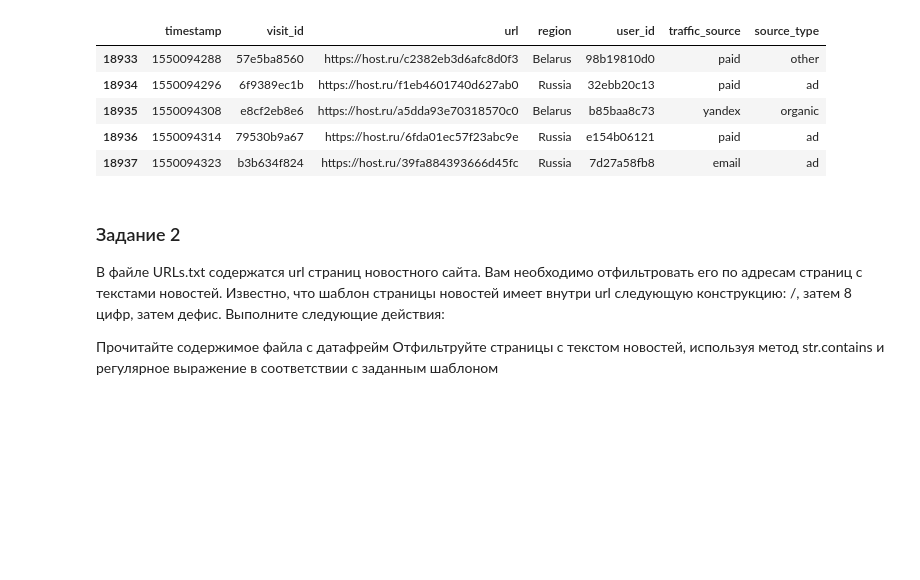
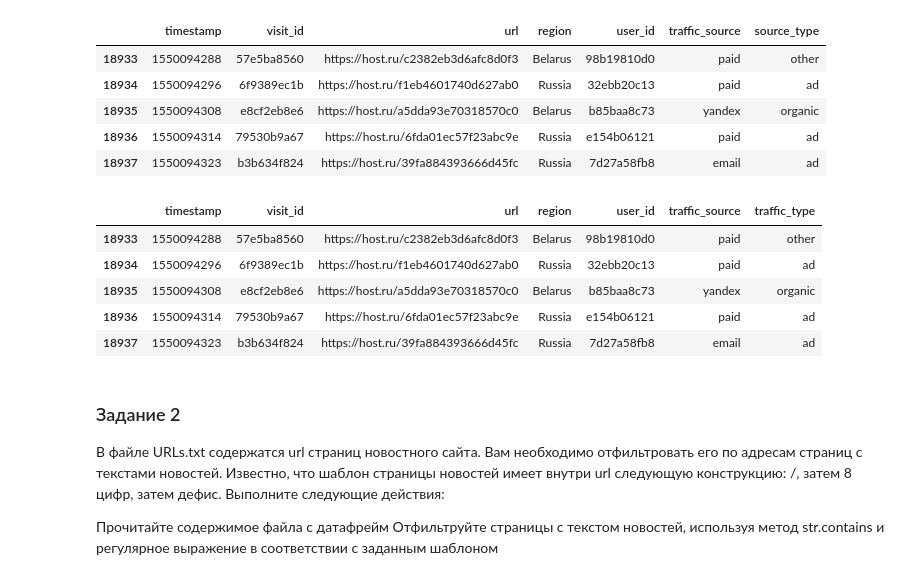
Before and after one commit to rinat/python-data-analysis, a Jupyter notebook: pandas-advanced/pandas-advanced-task.ipynb, the cells around one changed output. Drawn from its saved outputs; the diff is of its cells as text; code cells hidden in the pictures; blank space fills up the shorter version.

```diff
--- a/pandas-advanced/pandas-advanced-task.ipynb
+++ b/pandas-advanced/pandas-advanced-task.ipynb
@@ -50,6 +50,28 @@ log.tail()
 | 18935 | 1550094308 | e8cf2eb8e6 | https://host.ru/a5dda93e70318570c0 | Belarus | b85baa8c73 | yandex | organic |
 | 18936 | 1550094314 | 79530b9a67 | https://host.ru/6fda01ec57f23abc9e | Russia | e154b06121 | paid | ad |
 | 18937 | 1550094323 | b3b634f824 | https://host.ru/39fa884393666d45fc | Russia | 7d27a58fb8 | email | ad |
+# %%
+'''
+V2 | with .loc implementation
+'''
+log = pd.read_csv('visit_log.csv', sep=';')
+
+log.loc[log.traffic_source.isin(['yandex', 'google']), 'traffic_type'] = 'organic'
+
+log.loc[log.traffic_source.isin(['paid', 'email']) & log.region.isin(['Russia']), 'traffic_type'] = 'ad'
+
+log.loc[~log.traffic_source.isin(['yandex', 'google']) &
+    ~(log.traffic_source.isin(['paid', 'email']) & log.region.isin(['Russia'])),
+    'traffic_type'] = 'other'
+
+log.tail()
+# %% [output]
+|  | timestamp | visit_id | url | region | user_id | traffic_source | traffic_type |
+| 18933 | 1550094288 | 57e5ba8560 | https://host.ru/c2382eb3d6afc8d0f3 | Belarus | 98b19810d0 | paid | other |
+| 18934 | 1550094296 | 6f9389ec1b | https://host.ru/f1eb4601740d627ab0 | Russia | 32ebb20c13 | paid | ad |
+| 18935 | 1550094308 | e8cf2eb8e6 | https://host.ru/a5dda93e70318570c0 | Belarus | b85baa8c73 | yandex | organic |
+| 18936 | 1550094314 | 79530b9a67 | https://host.ru/6fda01ec57f23abc9e | Russia | e154b06121 | paid | ad |
+| 18937 | 1550094323 | b3b634f824 | https://host.ru/39fa884393666d45fc | Russia | 7d27a58fb8 | email | ad |
 # %% [markdown]
 ### Задание 2
 
```
Also changed, not shown: parts of 5 cells of this notebook.
